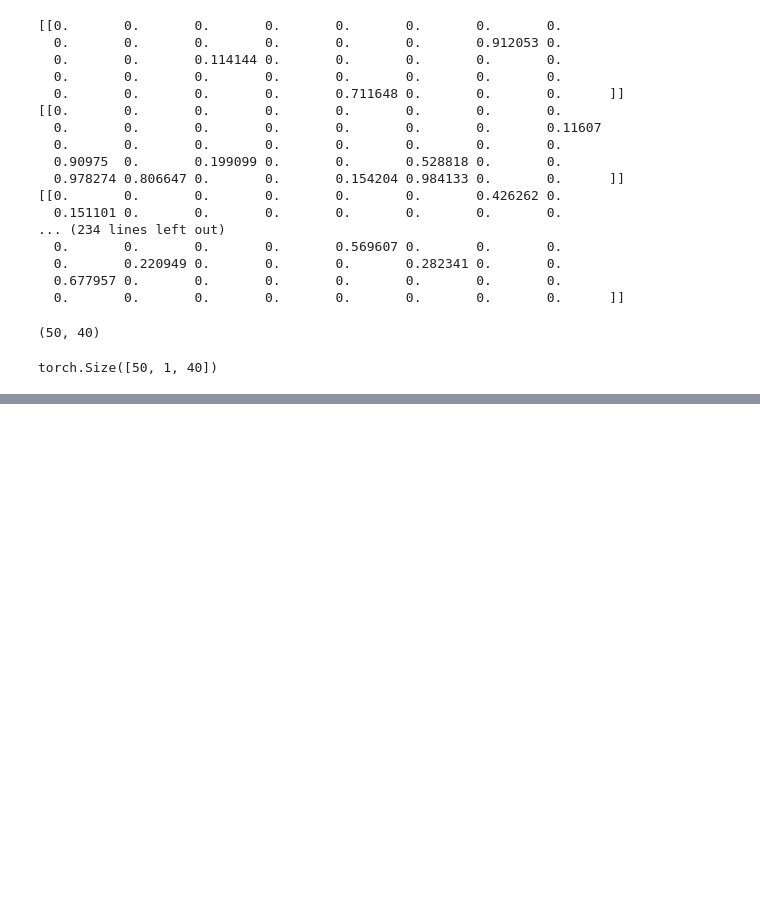
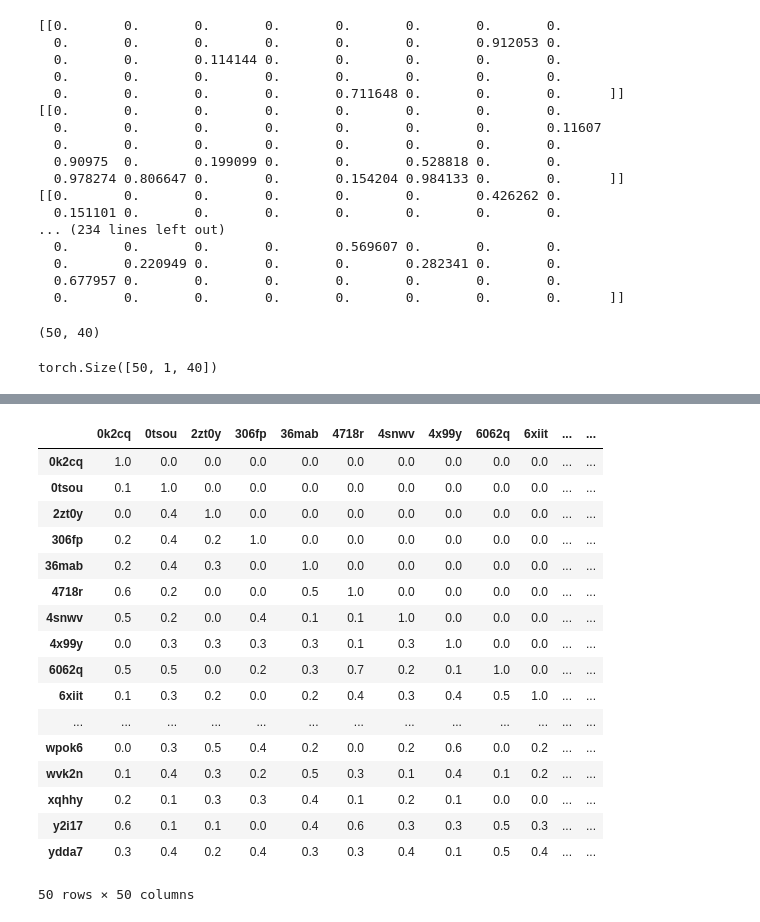
Before and after one commit to LinXueyuanStdio/Protease-target-prediction, a Jupyter notebook: mywork/notebook/Untitled.ipynb, the cells around one changed output, grey strips where cells are left out. Saved outputs shown, nothing was run; the diff lists cells and outputs as text; code cells hidden in the pictures; blank space fills up the shorter version.

```diff
--- a/mywork/notebook/Untitled.ipynb
+++ b/mywork/notebook/Untitled.ipynb
@@ -5,6 +5,6 @@ import numpy as np
 import pandas as pd
 # %%
 # objectA - objectC 关系矩阵
-R = sio.loadmat('../../project/matrices/R1-3.mat')
+R = sio.loadmat('../../project/main/matrices/R1-3.mat')
 R
 # %% [output]
@@ -199,0 +207,23 @@ save_mat('../../project/matrices/R1-3.mat')
+# %%
+def load_Object(matPath='../../project/main/objects/objectA.mat'):
+    matrix = sio.loadmat(matPath)["vett"]
+    new_matrix = []
+    for i in matrix:
+        new_matrix.append(i[0][0])
+    return new_matrix
+
+def save_Object_mat_to_csv(matPath='../../project/main/objects/objectA.mat', output_path="./objectA.csv"):
+    new_matrix = load_Object(matPath)
+    df_matrix = pd.DataFrame(new_matrix)
+    df_matrix.to_csv(output_path)
+
+save_Object_mat_to_csv(matPath='../../project/main/objects/objectA.mat', output_path="./objectA.csv")
+save_Object_mat_to_csv(matPath='../../project/main/objects/objectB.mat', output_path="./objectB.csv")
+save_Object_mat_to_csv(matPath='../../project/main/objects/objectC.mat', output_path="./objectC.csv")
+# %%
+matrix = sio.loadmat('../../project/main/objects/objectA.mat')["vett"]
+# %%
+new_matrix = []
+for i in matrix:
+    new_matrix.append(i[0][0])
+new_matrix
@@ -199,0 +251,35 @@ save_mat('../../project/matrices/R1-3.mat')
+# %%
+def to_complete_csv(path = '../../project/main/output_s/new_found_relations.csv', output_path="./new_found_relations.csv"):
+    pd_idx = load_Object(matPath='../../project/main/objects/objectA.mat')
+    pd_col = load_Object(matPath='../../project/main/objects/objectC.mat')
+    pd_complete = pd.DataFrame(data=[[0.0]*50]*50, index = pd_idx, columns=pd_idx)
+    with open(path, "r") as F:
+        for i in F.readlines():
+            ap = i.split(',')
+            key_x = ap[0]
+            key_y = ap[1]
+            value = float(ap[2])
+            pd_complete[key_x][key_y] = value
+    pd_complete.to_csv(output_path)
+    return pd_complete
+pd_complete = to_complete_csv()
+pd_complete
+# %% [output]
+|  | 0k2cq | 0tsou | 2zt0y | 306fp | 36mab | 4718r | 4snwv | 4x99y | 6062q | 6xiit | ... | ... |
+| 0k2cq | 1.0 | 0.0 | 0.0 | 0.0 | 0.0 | 0.0 | 0.0 | 0.0 | 0.0 | 0.0 | ... | ... |
+| 0tsou | 0.1 | 1.0 | 0.0 | 0.0 | 0.0 | 0.0 | 0.0 | 0.0 | 0.0 | 0.0 | ... | ... |
+| 2zt0y | 0.0 | 0.4 | 1.0 | 0.0 | 0.0 | 0.0 | 0.0 | 0.0 | 0.0 | 0.0 | ... | ... |
+| 306fp | 0.2 | 0.4 | 0.2 | 1.0 | 0.0 | 0.0 | 0.0 | 0.0 | 0.0 | 0.0 | ... | ... |
+| 36mab | 0.2 | 0.4 | 0.3 | 0.0 | 1.0 | 0.0 | 0.0 | 0.0 | 0.0 | 0.0 | ... | ... |
+| 4718r | 0.6 | 0.2 | 0.0 | 0.0 | 0.5 | 1.0 | 0.0 | 0.0 | 0.0 | 0.0 | ... | ... |
+| 4snwv | 0.5 | 0.2 | 0.0 | 0.4 | 0.1 | 0.1 | 1.0 | 0.0 | 0.0 | 0.0 | ... | ... |
+| 4x99y | 0.0 | 0.3 | 0.3 | 0.3 | 0.3 | 0.1 | 0.3 | 1.0 | 0.0 | 0.0 | ... | ... |
+| 6062q | 0.5 | 0.5 | 0.0 | 0.2 | 0.3 | 0.7 | 0.2 | 0.1 | 1.0 | 0.0 | ... | ... |
+| 6xiit | 0.1 | 0.3 | 0.2 | 0.0 | 0.2 | 0.4 | 0.3 | 0.4 | 0.5 | 1.0 | ... | ... |
+| ... | ... | ... | ... | ... | ... | ... | ... | ... | ... | ... | ... | ... |
+| wpok6 | 0.0 | 0.3 | 0.5 | 0.4 | 0.2 | 0.0 | 0.2 | 0.6 | 0.0 | 0.2 | ... | ... |
+| wvk2n | 0.1 | 0.4 | 0.3 | 0.2 | 0.5 | 0.3 | 0.1 | 0.4 | 0.1 | 0.2 | ... | ... |
+| xqhhy | 0.2 | 0.1 | 0.3 | 0.3 | 0.4 | 0.1 | 0.2 | 0.1 | 0.0 | 0.0 | ... | ... |
+| y2i17 | 0.6 | 0.1 | 0.1 | 0.0 | 0.4 | 0.6 | 0.3 | 0.3 | 0.5 | 0.3 | ... | ... |
+| ydda7 | 0.3 | 0.4 | 0.2 | 0.4 | 0.3 | 0.3 | 0.4 | 0.1 | 0.5 | 0.4 | ... | ... |
+50 rows × 50 columns
```
Also changed, not shown: parts of 18 cells of this notebook, 10 other files.
